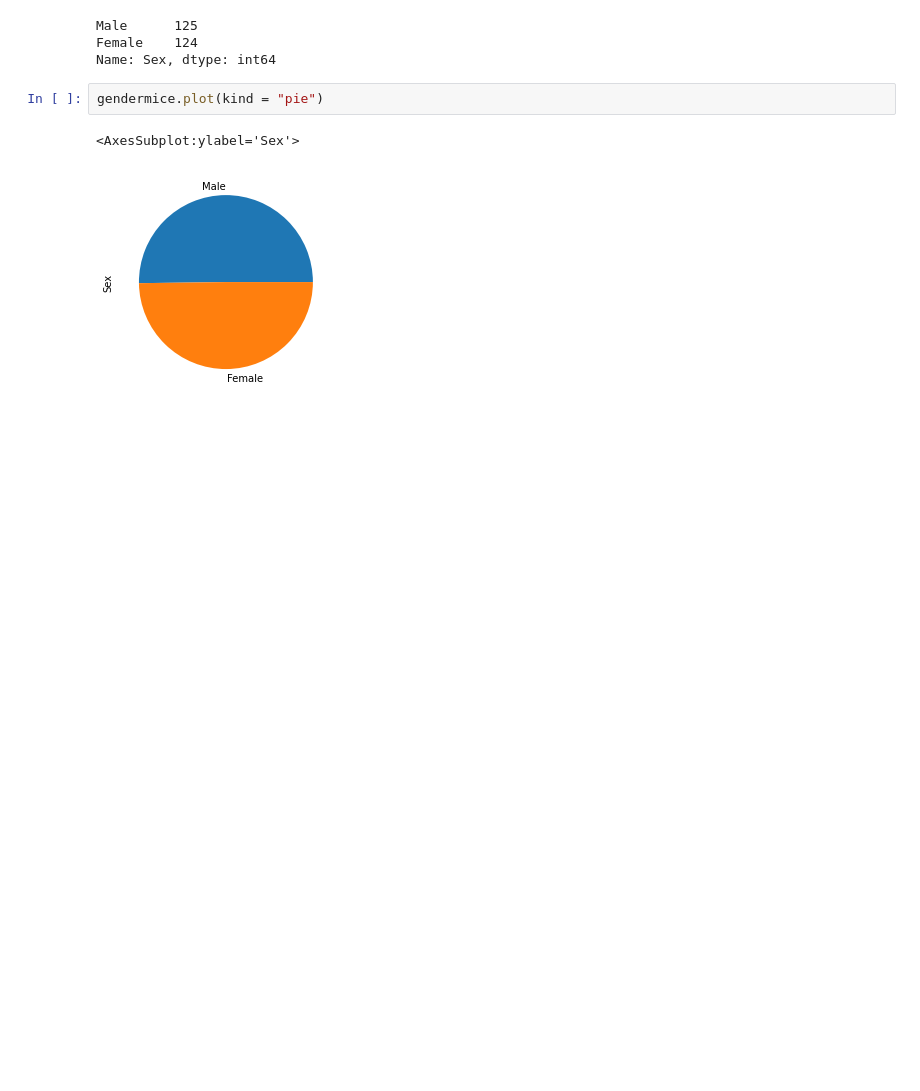
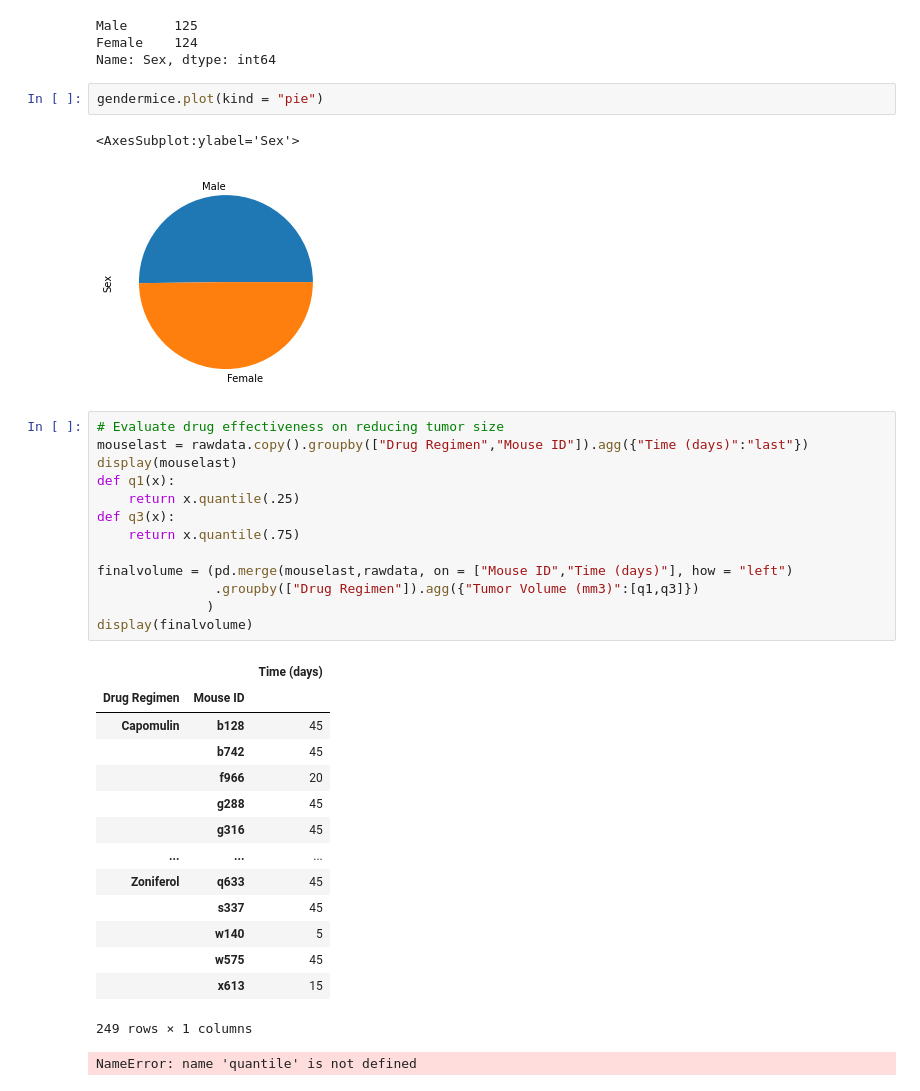
Before and after one commit to bakerv/Data-Visualization-Matplotlib, a Jupyter notebook: main.ipynb, the cells around one changed output. Cells and saved outputs as stored; diff of their text form; blank space fills up the shorter version.

```diff
--- a/main.ipynb
+++ b/main.ipynb
@@ -203,3 +192,32 @@ gendermice.plot(kind = "pie")
 # %% [output]
 <AxesSubplot:ylabel='Sex'>
 [figure]
+# %%
+# Evaluate drug effectiveness on reducing tumor size
+mouselast = rawdata.copy().groupby(["Drug Regimen","Mouse ID"]).agg({"Time (days)":"last"})
+display(mouselast)
+def q1(x):
+    return x.quantile(.25)
+def q3(x):
+    return x.quantile(.75)
+
+finalvolume = (pd.merge(mouselast,rawdata, on = ["Mouse ID","Time (days)"], how = "left")
+               .groupby(["Drug Regimen"]).agg({"Tumor Volume (mm3)":[q1,q3]})
+              )
+display(finalvolume)
+# %% [output]
+|  |  | Time (days) |
+| Drug Regimen | Mouse ID |  |
+| Capomulin | b128 | 45 |
+|  | b742 | 45 |
+|  | f966 | 20 |
+|  | g288 | 45 |
+|  | g316 | 45 |
+| ... | ... | ... |
+| Zoniferol | q633 | 45 |
+|  | s337 | 45 |
+|  | w140 | 5 |
+|  | w575 | 45 |
+|  | x613 | 15 |
+249 rows × 1 columns
+NameError: name 'quantile' is not defined
```
Also changed, not shown: parts of 6 cells of this notebook.
